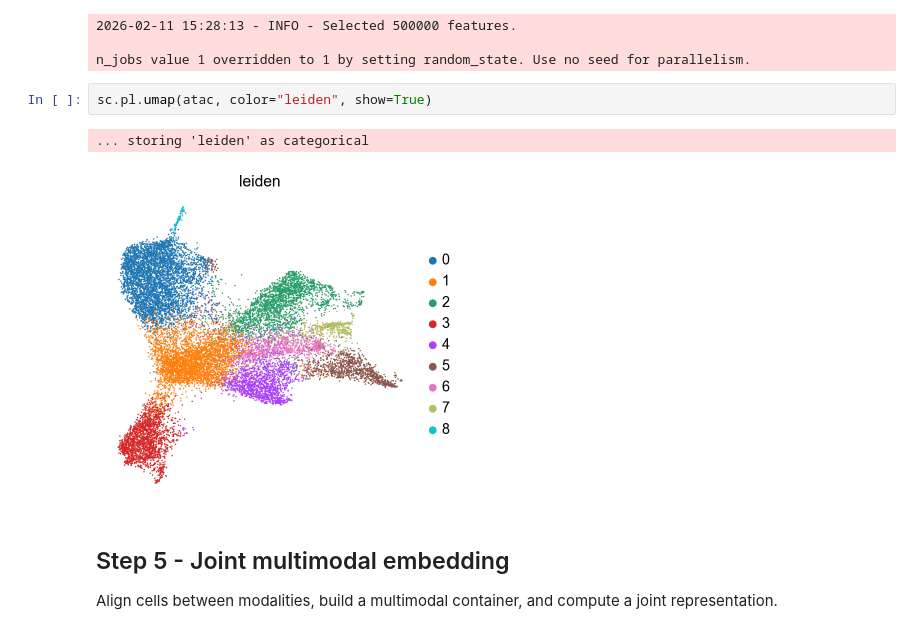
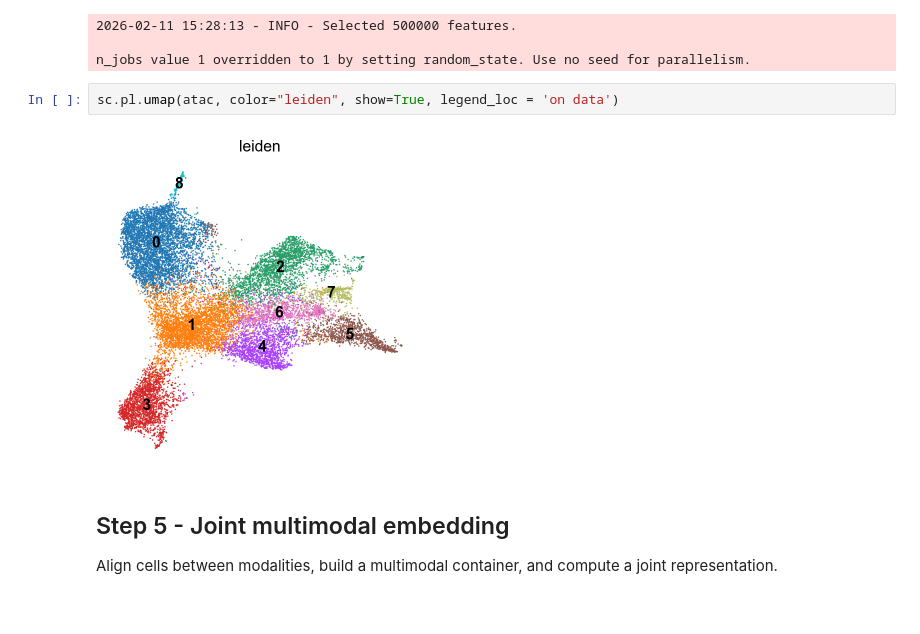
Before and after one commit to christoffermattssonlangseth/dbit-nature-analysis, a Jupyter notebook: rna_atac_multimodal_snapatac2.ipynb, the cells around one changed output. Drawn from its saved outputs; the diff is of its cells as text.

```diff
--- a/rna_atac_multimodal_snapatac2.ipynb
+++ b/rna_atac_multimodal_snapatac2.ipynb
@@ -308,10 +308,9 @@ snap.tl.leiden(atac)
 
 n_jobs value 1 overridden to 1 by setting random_state. Use no seed for parallelism.
 # %%
-sc.pl.umap(atac, color="leiden", show=True)
+sc.pl.umap(atac, color="leiden", show=True, legend_loc = 'on data')
 # %% [output]
-... storing 'leiden' as categorical
-[figure, old version]
+[figure, new version]
 # %% [markdown]
 ## Step 5 - Joint multimodal embedding
 
```
Also changed, not shown: parts of 3 cells of this notebook.
